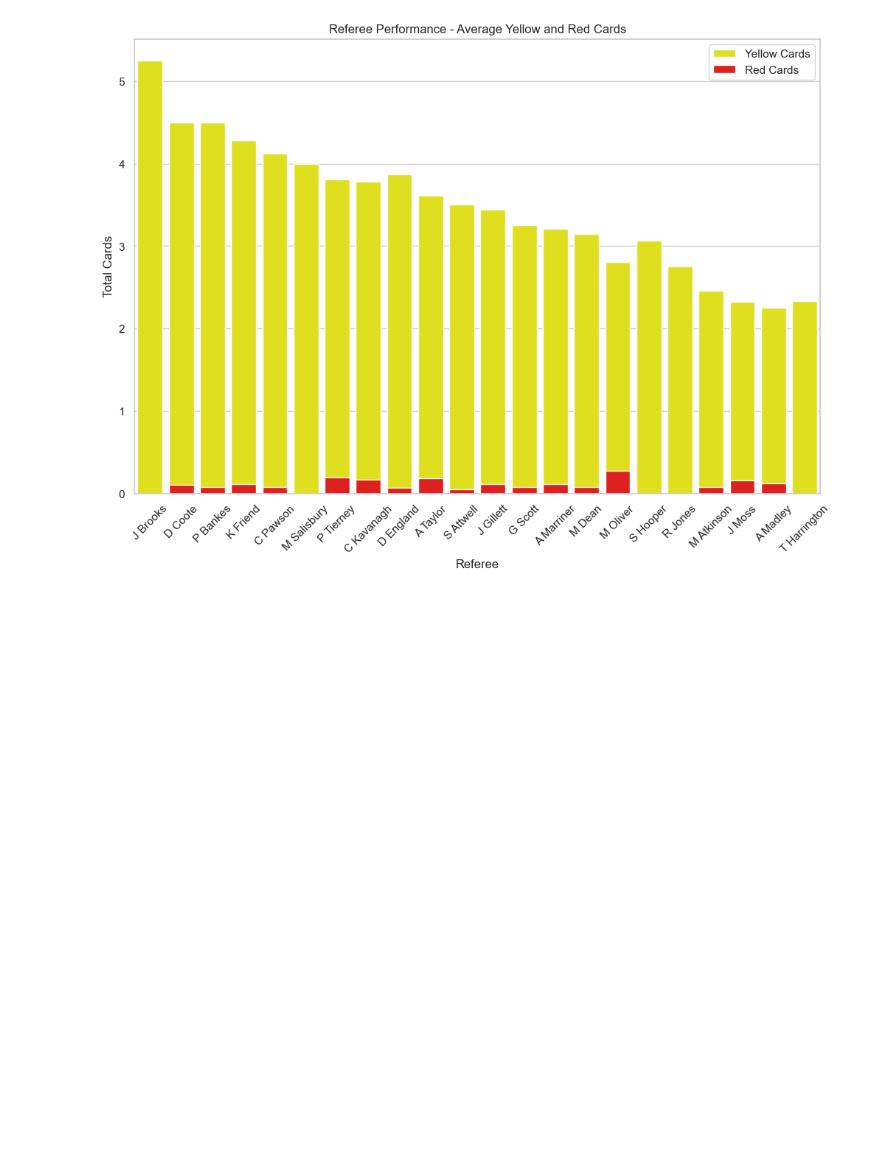
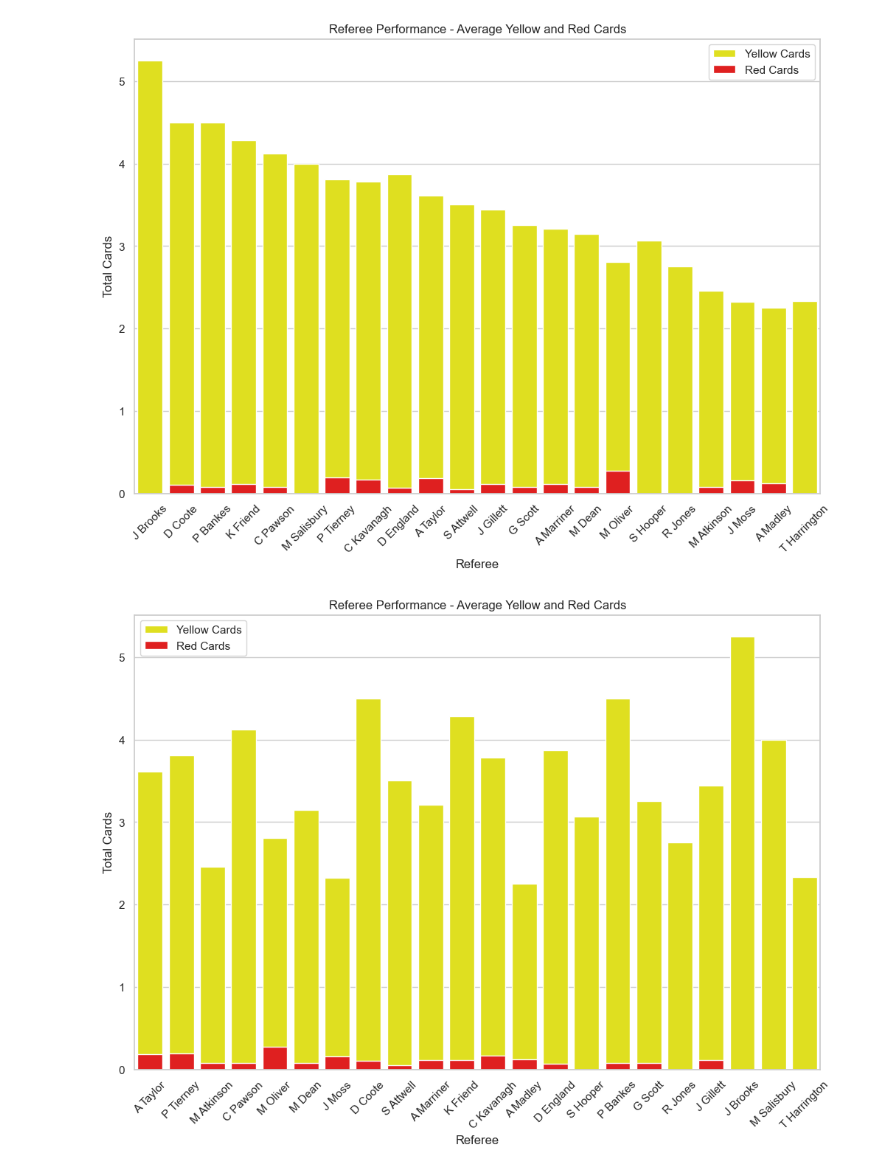
Before and after one commit to HenriRhodes/EPL_Analysis, a Jupyter notebook: EPL-notebook.ipynb, the cells around one changed output. Drawn from its saved outputs; the diff is of its cells as text; code cells hidden in the pictures; blank space fills up the shorter version.

Commit message:
Exploring the distribution

```diff
--- a/EPL-notebook.ipynb
+++ b/EPL-notebook.ipynb
@@ -122,3 +122,20 @@ plt.xticks(rotation=45)
 plt.show()
 # %% [output]
 [figure]
+# %%
+#If we sort by the above stacked bar chart by match count i wonder if it affects the distribution in anyway
+referee_totals_sorted = referee_totals.sort_values(by='Match_Count', ascending=False)
+sns.set(style="whitegrid")
+plt.figure(figsize=(12, 8))
+
+sns.barplot(x=referee_totals_sorted.index, y='Yellow_Cards_Per_Match', data=referee_totals_sorted, color='yellow', label='Yellow Cards')
+sns.barplot(x=referee_totals_sorted.index, y='Red_Cards_Per_Match', data=referee_totals_sorted, color='red', label='Red Cards')
+
+plt.title('Referee Performance - Average Yellow and Red Cards')
+plt.xlabel('Referee')
+plt.ylabel('Total Cards')
+plt.legend()
+plt.xticks(rotation=45)
+plt.show()
+# %% [output]
+[figure, added]
```
